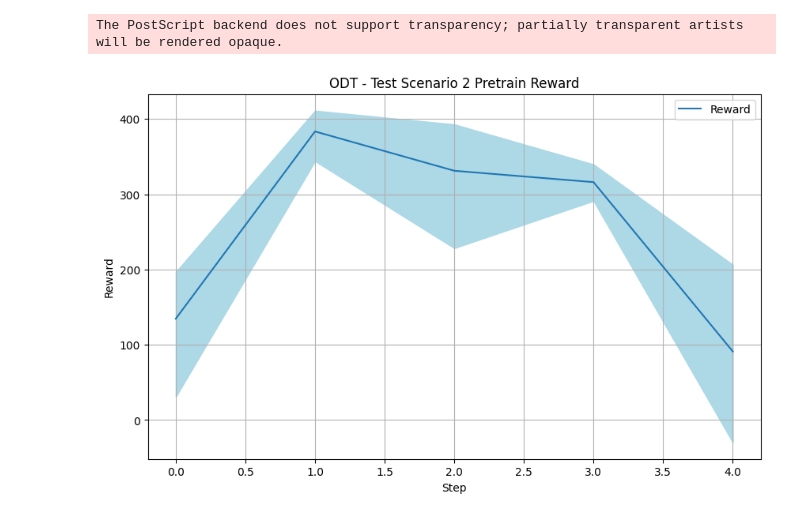
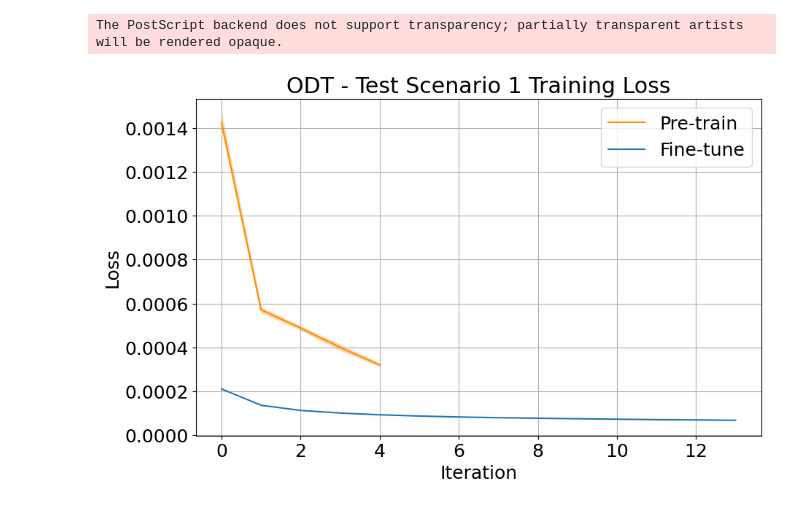
Before and after one commit to rikulehtonen/testgen-benchmarks, a Jupyter notebook: testing/graphs/graphs.ipynb, the cells around one changed output. Cells and saved outputs as stored; diff of their text form; code cells hidden in the pictures.

```diff
--- a/testing/graphs/graphs.ipynb
+++ b/testing/graphs/graphs.ipynb
@@ -1,6 +1,8 @@
 # %%
 import pandas as pd
 import matplotlib.pyplot as plt
+
+plt.rcParams.update({'font.size': 12})
 
 # Replace 'your_file.csv' with the path to your actual CSV file
 file_path = 'ppo_pretraining.csv'
@@ -19,11 +21,11 @@ lighter_color = '#ADD8E6'  # Light blue color, you can adjust as needed
 
 # Plotting the data
 plt.figure(figsize=(10, 6))
-plt.plot(df_filtered["Step"], df_filtered["Group: ppo_pretraining - ep_reward"], label="Reward")
-plt.fill_between(df_filtered["Step"], df_filtered["Group: ppo_pretraining - ep_reward__MIN"], df_filtered["Group: ppo_pretraining - ep_reward__MAX"], color=lighter_color)
+plt.plot(df_filtered["Step"], df_filtered["Group: ppo_pretraining - ep_reward"], color="#ff8c00")
+plt.fill_between(df_filtered["Step"], df_filtered["Group: ppo_pretraining - ep_reward__MIN"], df_filtered["Group: ppo_pretraining - ep_reward__MAX"], color="#fed8b1")
 plt.xlabel("Episode")
 plt.ylabel("Reward")
-plt.title("PPO - Pretraining")
+plt.title("PPO - Pre-training Reward")
 plt.legend()
 plt.grid(True)
 
@@ -38,4 +41,5 @@ The PostScript backend does not support transparency; partially transparent arti
 # %%
+plt.rcParams.update({'font.size': 18})
 # Replace 'your_file.csv' with the path to your actual CSV file
 file_path = 'ppo_tc2.csv'
 
@@ -53,7 +57,7 @@ lighter_color = '#ADD8E6'  # Light blue color, you can adjust as needed
 
 # Plotting the data
 plt.figure(figsize=(10, 6))
-plt.plot(df_filtered["Step"], df_filtered["Group: PPO_TC2 - ep_reward"], label="Reward")
+plt.plot(df_filtered["Step"], df_filtered["Group: PPO_TC2 - ep_reward"])
 plt.fill_between(df_filtered["Step"], df_filtered["Group: PPO_TC2 - ep_reward__MIN"], df_filtered["Group: PPO_TC2 - ep_reward__MAX"], color=lighter_color)
 plt.xlabel("Episode")
 plt.ylabel("Reward")
@@ -106,4 +147,5 @@ The PostScript backend does not support transparency; partially transparent arti
 # %%
+plt.rcParams.update({'font.size': 18})
 # Replace 'your_file.csv' with the path to your actual CSV file
 file_path = 'ppo_tc1.csv'
 
@@ -111,7 +153,7 @@ file_path = 'ppo_tc1.csv'
 df = pd.read_csv(file_path)
 
 # Set the maximum step you want to display
-max_step = 1400
+max_step = 1000
 
 # Filter the dataframe to include only rows with 'Step' less than or equal to max_step
 df_filtered = df[df["Step"] <= max_step]
@@ -121,7 +163,7 @@ lighter_color = '#ADD8E6'  # Light blue color, you can adjust as needed
 
 # Plotting the data
 plt.figure(figsize=(10, 6))
-plt.plot(df_filtered["Step"], df_filtered["Group: PPO_TC1 - ep_reward"], label="Reward")
+plt.plot(df_filtered["Step"], df_filtered["Group: PPO_TC1 - ep_reward"])
 plt.fill_between(df_filtered["Step"], df_filtered["Group: PPO_TC1 - ep_reward__MIN"], df_filtered["Group: PPO_TC1 - ep_reward__MAX"], color=lighter_color)
 plt.xlabel("Episode")
 plt.ylabel("Reward")
@@ -210,36 +369,38 @@ The PostScript backend does not support transparency; partially transparent arti
 # %%
 # Replace 'your_file.csv' with the path to your actual CSV file
-file_path = 'odt_tc2_pre.csv'
+file_path = 'odt_tc2_loss.csv'
 
 # Load data from CSV file
 df = pd.read_csv(file_path)
 
 # Set the maximum step you want to display
 #max_step = 1400
 
 df_filtered = df
 
 # Filter the dataframe to include only rows with 'Step' less than or equal to max_step
 #df_filtered = df[df["Step"] <= max_step]
 
 # Define lighter color for the fill area
 lighter_color = '#ADD8E6'  # Light blue color, you can adjust as needed
 
 # Plotting the data
 plt.figure(figsize=(10, 6))
-plt.plot(df_filtered["Step"], df_filtered["Group: ODT_TC2_pretraining - evaluation/target_1000_return_mean"], label="Reward")
-plt.fill_between(df_filtered["Step"], df_filtered["Group: ODT_TC2_pretraining - evaluation/target_1000_return_mean__MIN"], df_filtered["Group: ODT_TC2_pretraining - evaluation/target_1000_return_mean__MAX"], color=lighter_color)
-plt.xlabel("Step")
-plt.ylabel("Reward")
-plt.title("ODT - Test Scenario 2 Pretrain Reward")
+plt.plot(df_filtered["Step"], df_filtered["Group: ODT_TC2_pretraining - training/train_loss_mean"], label="Pre-train", color="#ff8c00")
+plt.fill_between(df_filtered["Step"], df_filtered["Group: ODT_TC2_pretraining - training/train_loss_mean__MIN"], df_filtered["Group: ODT_TC2_pretraining - training/train_loss_mean__MAX"], color="#fed8b1")
+plt.plot(df_filtered["Step"], df_filtered["Group: ODT_TC2 - training/train_loss_mean"], label="Fine-tune")
+plt.fill_between(df_filtered["Step"], df_filtered["Group: ODT_TC2 - training/train_loss_mean__MIN"], df_filtered["Group: ODT_TC2 - training/train_loss_mean__MAX"])
+plt.xlabel("Iteration")
+plt.ylabel("Loss")
+plt.title("ODT - Test Scenario 1 Training Loss")
 plt.legend()
 plt.grid(True)
 
 # Save the plot as an EPS file
-plt.savefig("odt_tc2_pre.eps", format='eps', bbox_inches='tight')
+plt.savefig("odt_tc2_loss.eps", format='eps', bbox_inches='tight')
 
 # Display the plot
 plt.show()
 # %% [output]
 The PostScript backend does not support transparency; partially transparent artists will be rendered opaque.
-[figure, old version]
+[figure, new version]
```
Also changed, not shown: parts of 12 cells of this notebook, 12 other files.
